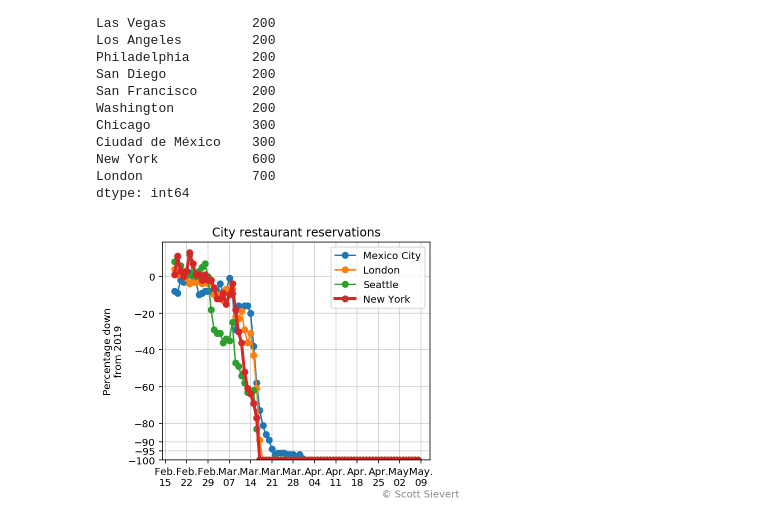
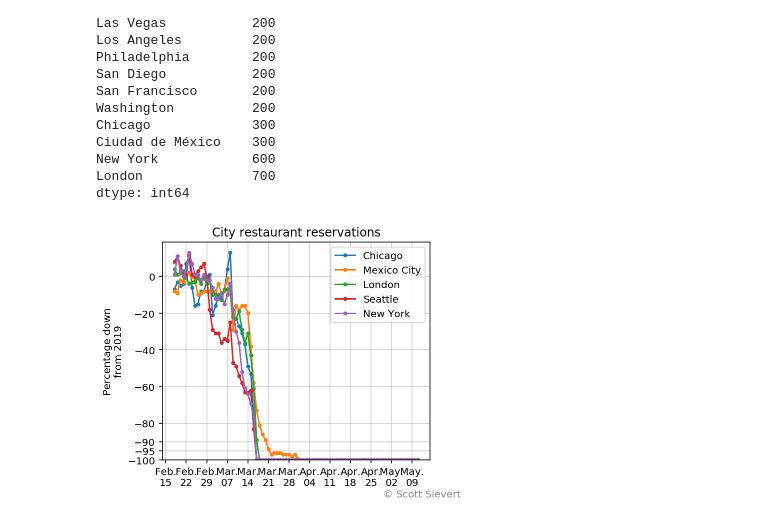
Before and after one commit to stsievert/covid-19, a Jupyter notebook: open-table-cities.ipynb, the cells around one changed output. Drawn from its saved outputs; the diff is of its cells as text; code cells hidden in the pictures.

```diff
--- a/open-table-cities.ipynb
+++ b/open-table-cities.ipynb
@@ -87,7 +87,7 @@ London              700
 dtype: int64
 # %%
 to_show = [
-#     "Chicago",
+    "Chicago",
 #     "Vancouver",
     "Ciudad de México",
     "London",
@@ -100,34 +100,34 @@ show = df[to_show].copy()
 # %%
 import matplotlib.pyplot as plt
 import matplotlib.dates as mdates
 import numpy as np
 w = 4
 fig, ax = plt.subplots(figsize=(1.2 * w, w))
 
 for city in show:
     label = city
     if "xico" in label:
         label = "Mexico City"
     kwargs = {}
-    if city == "New York":
-        kwargs = {"linewidth": 3}
-    ax.plot(datetimes, show[city], "o-", label=label, **kwargs)
+#     if city == "New York":
+#         kwargs = {"linewidth": 3}
+    ax.plot(datetimes, show[city], ".-", label=label, **kwargs)
 
 ticks = (-np.arange(5) * 20).tolist()
 ticks.extend([-90, -95, -100, 20])
 ax.yaxis.set_major_locator(plt.FixedLocator(ticks))
 weeks = pd.date_range(datetime(2020, 2, 15), datetime.now() + timedelta(7), freq="7D")
 ax.xaxis.set_major_formatter(mdates.DateFormatter("%b.\n%d"))
 ax.xaxis.set_major_locator(plt.FixedLocator([mdates.date2num(w) for w in weeks]))
 ax.grid(alpha=0.6)
 ax.legend(loc="best")
 ax.set_ylabel("Percentage down\nfrom 2019")
 ax.set_title("Cities")
 ax.set_ylim(-100, None)
 xlim = ax.get_xlim()
 ax.text(xlim[1] - 16, -120, "© Scott Sievert", color="#" + "8" * 6)
 ax.set_title("City restaurant reservations")
 fig.savefig("imgs/opentable-cities.svg", bbox_inches="tight")
 fig.savefig("imgs/opentable-cities.png", bbox_inches="tight", dpi=300)
 # %% [output]
-[figure, old version]
+[figure, new version]
```
Also changed, not shown: parts of 1 cell of this notebook, 34 other files.
